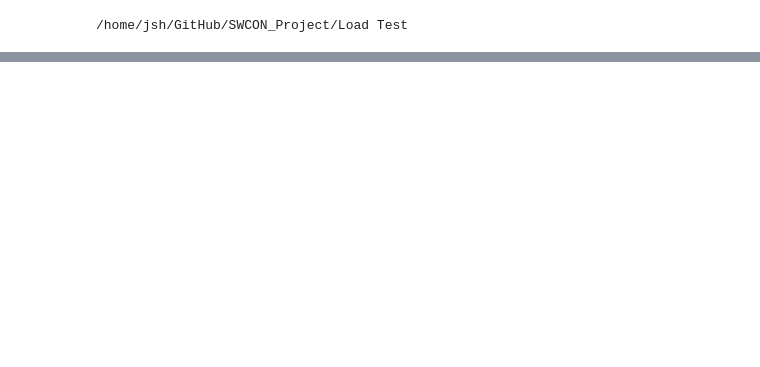
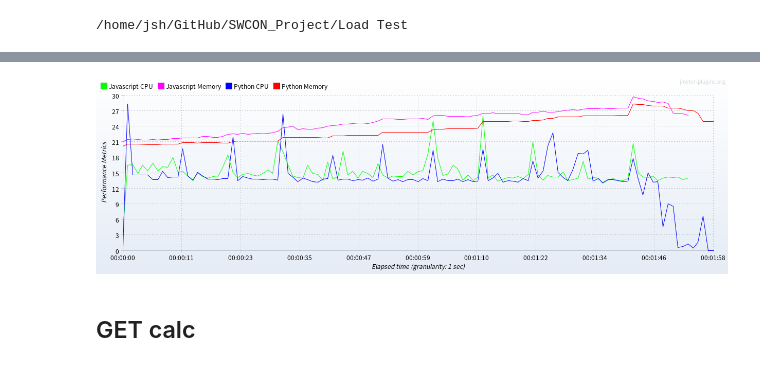
Before and after one commit to SeongHyukJang/Server-Performance-Analysis, a Jupyter notebook: Load Test Results.ipynb, the cells around one changed output, grey strips where cells are left out. Drawn from its saved outputs; the diff is of its cells as text; code cells hidden in the pictures; blank space fills up the shorter version.

```diff
--- a/Load Test Results.ipynb
+++ b/Load Test Results.ipynb
@@ -60,0 +40,6 @@ Image('GET_html.png')
+# %%
+cpu_mem_post_json
+# %% [output]
+[figure, added]
+# %% [markdown]
+## GET calc
```
Also changed, not shown: parts of 26 cells of this notebook, 12 other files.
